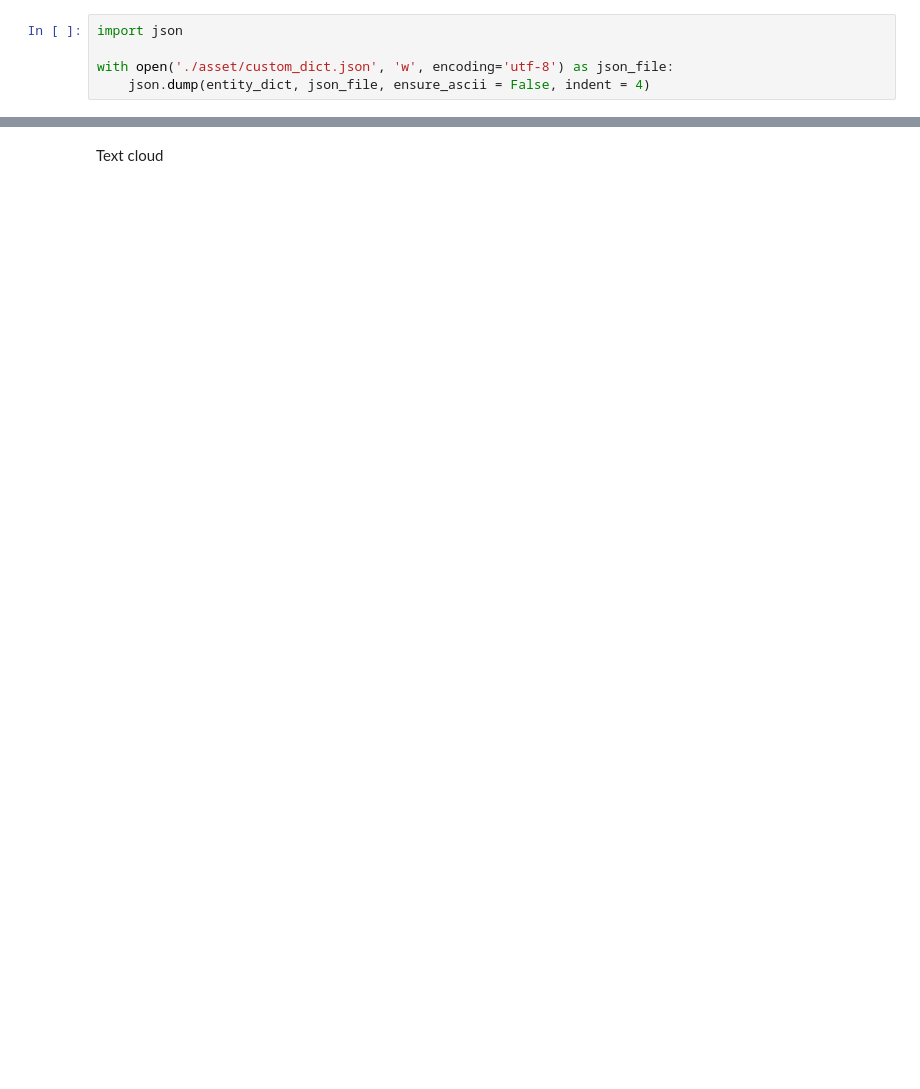
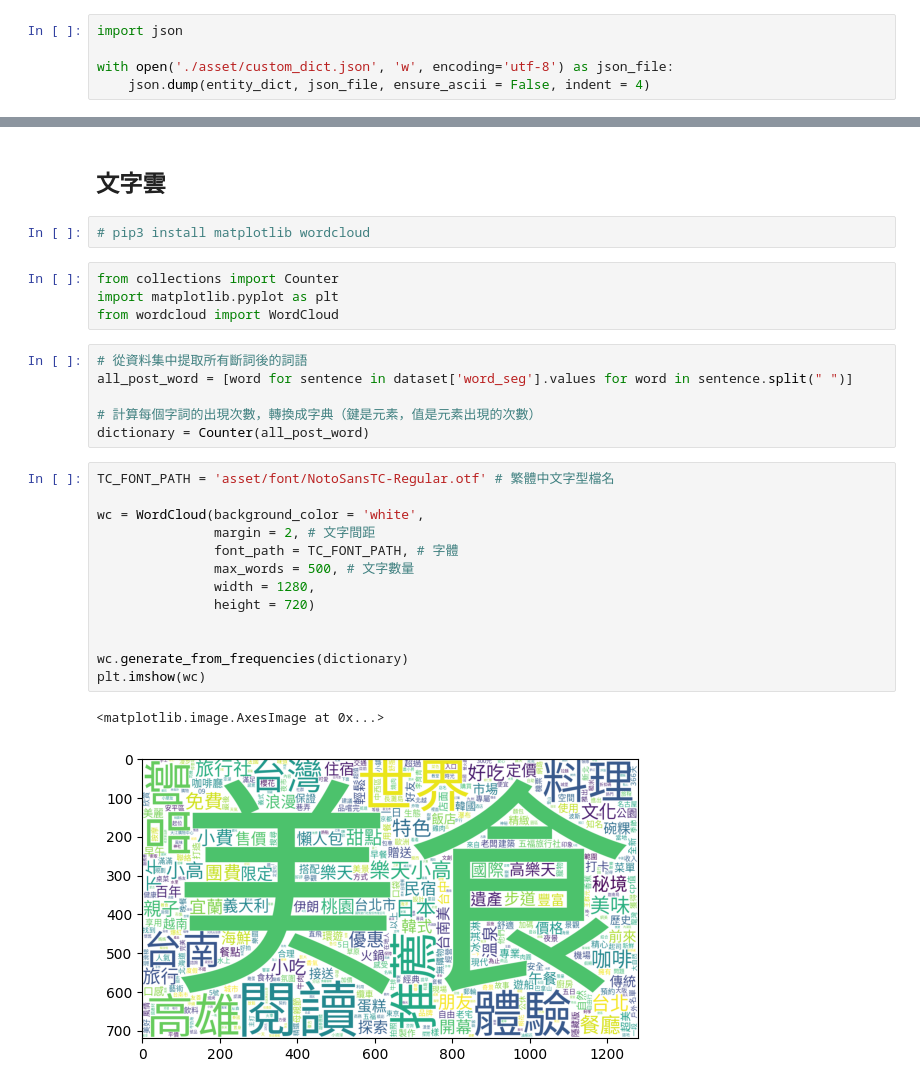
Before and after one commit to Lin-Wei-Han/NLP_FB_Post, a Jupyter notebook: 03_process_text.ipynb, the cells around one changed output, grey strips where cells are left out. Cells and saved outputs as stored; diff of their text form; blank space fills up the shorter version.

```diff
--- a/03_process_text.ipynb
+++ b/03_process_text.ipynb
@@ -276,2 +312,30 @@ dataset[['word_seg']].to_csv('./test.csv', index=False)
-# %% [markdown]
-Text cloud
+# %% [markdown]
+## 文字雲
+# %%
+# pip3 install matplotlib wordcloud
+# %%
+from collections import Counter
+import matplotlib.pyplot as plt
+from wordcloud import WordCloud
+# %%
+# 從資料集中提取所有斷詞後的詞語
+all_post_word = [word for sentence in dataset['word_seg'].values for word in sentence.split(" ")]
+
+# 計算每個字詞的出現次數，轉換成字典（鍵是元素，值是元素出現的次數）
+dictionary = Counter(all_post_word)
+# %%
+TC_FONT_PATH = 'asset/font/NotoSansTC-Regular.otf' # 繁體中文字型檔名
+
+wc = WordCloud(background_color = 'white',
+               margin = 2, # 文字間距
+               font_path = TC_FONT_PATH, # 字體
+               max_words = 500, # 文字數量
+               width = 1280,
+               height = 720)
+
+
+wc.generate_from_frequencies(dictionary)
+plt.imshow(wc)
+# %% [output]
+<matplotlib.image.AxesImage at 0x...>
+[figure, added]
```
Also changed, not shown: parts of 46 cells of this notebook, 5 other files.
